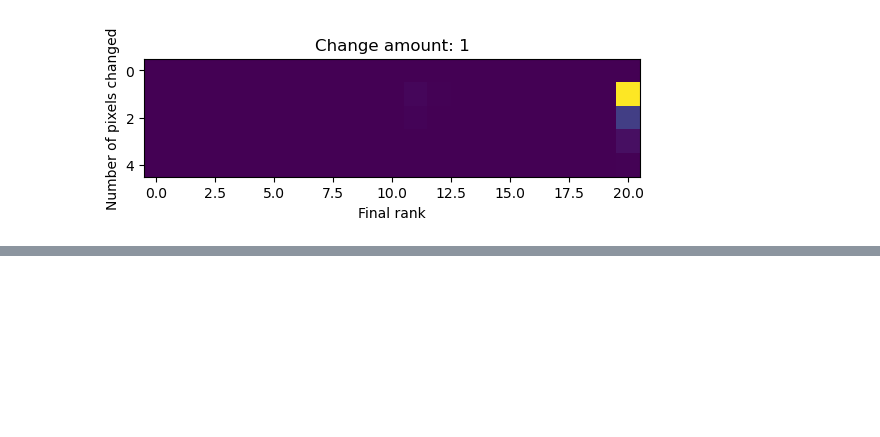
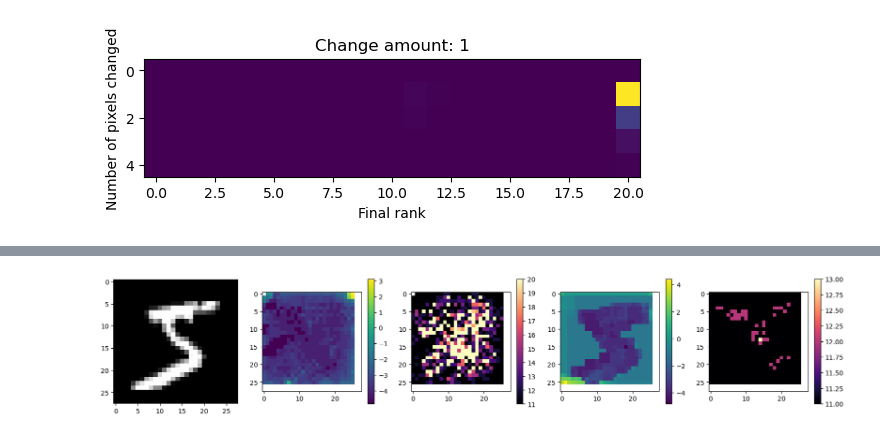
Before and after one commit to LRudL/dots, a Jupyter notebook: notebooks/rand_vs_data.ipynb, the cells around one changed output, grey strips where cells are left out. Cells and saved outputs as stored; diff of their text form; code cells hidden in the pictures; blank space fills up the shorter version.

```diff
--- a/notebooks/rand_vs_data.ipynb
+++ b/notebooks/rand_vs_data.ipynb
@@ -232,0 +316,19 @@ for i, change_amount in enumerate(change_amounts):
+# %%
+def plot_mnist_img_sep(models, i, limit=1000, start=1.0, target_precision=0.01):
+    img = ds[i][0]
+    fig, axs = plt.subplots(1, 1 + 2*len(models), figsize=(20, 7))
+    axs[0].imshow(img[0], cmap="gray")
+    for i, model in enumerate(models):
+        changes, ranks, invalid = min_change_to_change_rank_for_all_pixels(model, img, limit=limit, start=start, target_precision=target_precision)
+        numimg = axs[2 * i + 1].imshow(t.log(changes[:, :]))
+        fig.colorbar(numimg, ax=axs[2 * i + 1], shrink=0.5)
+        rankimg = axs[2 * i + 2].imshow(ranks[:, :], cmap="magma")
+        fig.colorbar(rankimg, ax=axs[2 * i + 2], shrink=0.5)
+    fig.show()
+# %%
+good_model = succeeded
+init_model = BasicCNN()
+# %%
+plot_mnist_img_sep([init_model, good_model], 0, limit=1000, start=1.0, target_precision=0.01)
+# %% [output]
+[figure, added]
```
Also changed, not shown: parts of 24 cells of this notebook, 6 other files.
